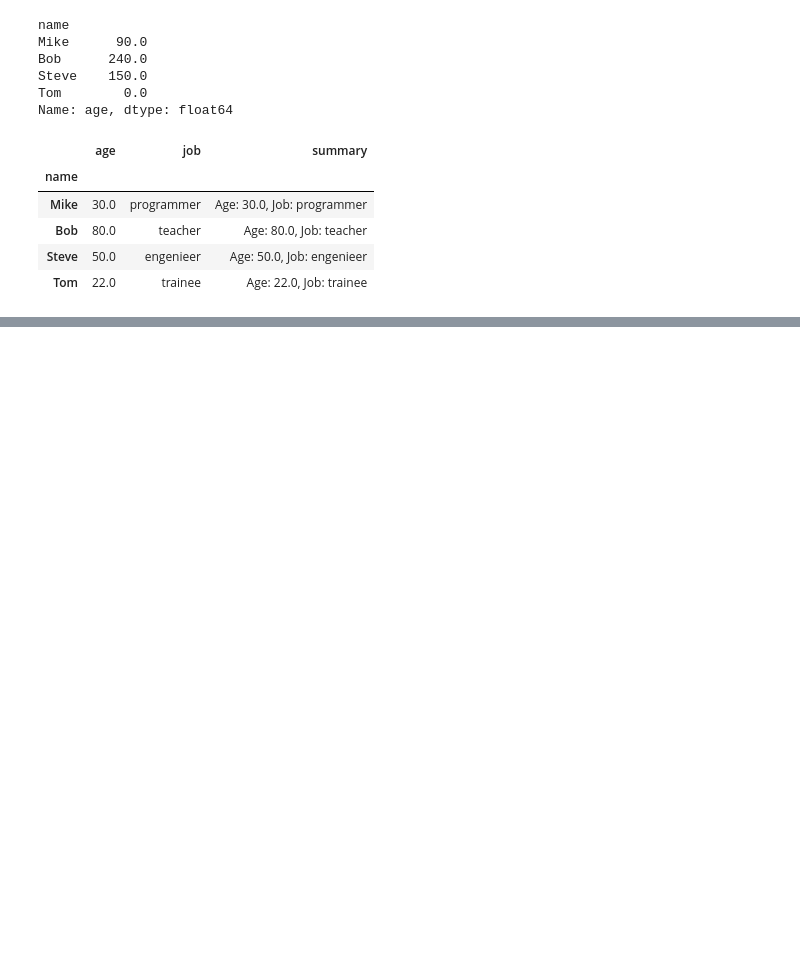
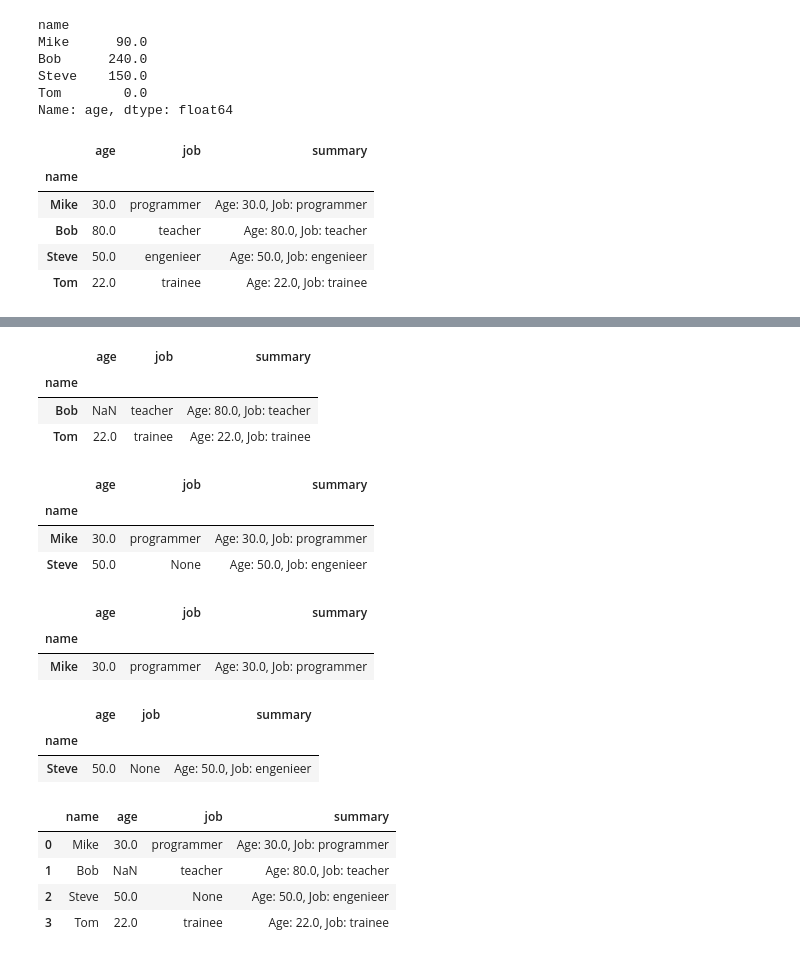
Before and after one commit to Blazzej/Python-learning, a Jupyter notebook: Pandas/panda.ipynb, the cells around one changed output, grey strips where cells are left out. Drawn from its saved outputs; the diff is of its cells as text; code cells hidden in the pictures; blank space fills up the shorter version.

```diff
--- a/Pandas/panda.ipynb
+++ b/Pandas/panda.ipynb
@@ -211,7 +212,7 @@ df
 | Steve | 100 | engenieer |
 | Tom | 44 | trainee |
 # %%
-df.age = df.age *2
+df.age = df.age /2
 df
 # %% [output]
 |  | age | job |
@@ -273,0 +404,35 @@ df.drop(['summary'],axis=1)
+# %%
+df[[False, True, False, True]]
+# %% [output]
+|  | age | job | summary |
+| name |  |  |  |
+| Bob | NaN | teacher | Age: 80.0, Job: teacher |
+| Tom | 22.0 | trainee | Age: 22.0, Job: trainee |
+# %%
+df[df.age > 24]
+# %% [output]
+|  | age | job | summary |
+| name |  |  |  |
+| Mike | 30.0 | programmer | Age: 30.0, Job: programmer |
+| Steve | 50.0 | None | Age: 50.0, Job: engenieer |
+# %%
+df[(df.age > 24) & (df.job.notna())]
+# %% [output]
+|  | age | job | summary |
+| name |  |  |  |
+| Mike | 30.0 | programmer | Age: 30.0, Job: programmer |
+# %%
+df[~df.job.notna()]
+# %% [output]
+|  | age | job | summary |
+| name |  |  |  |
+| Steve | 50.0 | None | Age: 50.0, Job: engenieer |
+# %%
+df = df.reset_index()
+df
+# %% [output]
+|  | name | age | job | summary |
+| 0 | Mike | 30.0 | programmer | Age: 30.0, Job: programmer |
+| 1 | Bob | NaN | teacher | Age: 80.0, Job: teacher |
+| 2 | Steve | 50.0 | None | Age: 50.0, Job: engenieer |
+| 3 | Tom | 22.0 | trainee | Age: 22.0, Job: trainee |
```
Also changed, not shown: parts of 39 cells of this notebook, 1 other file.
